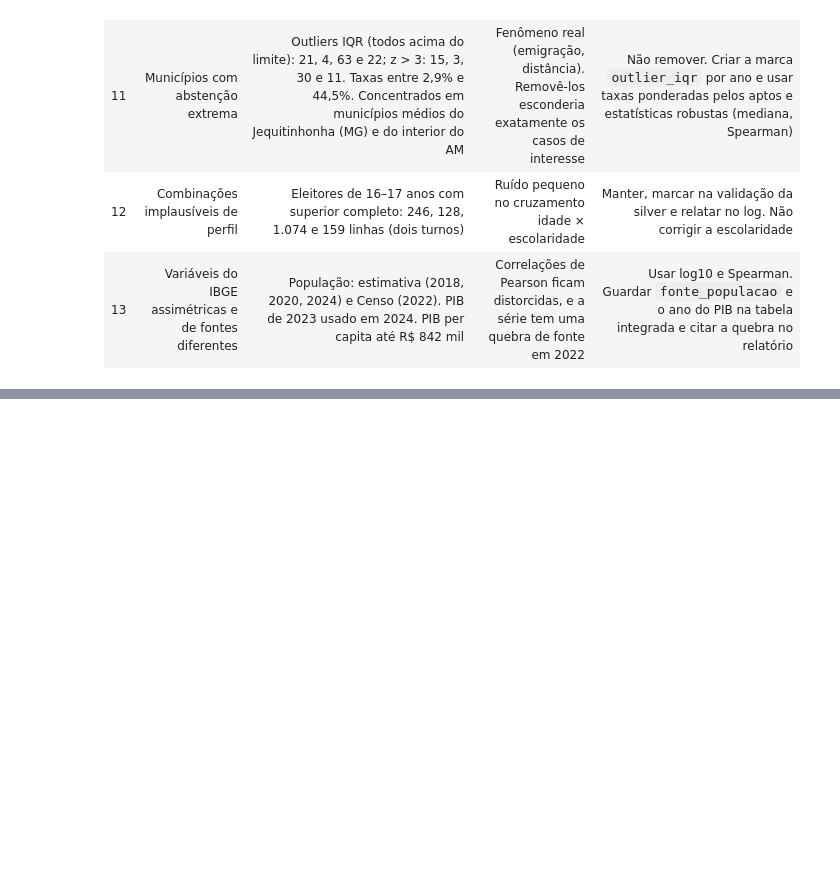
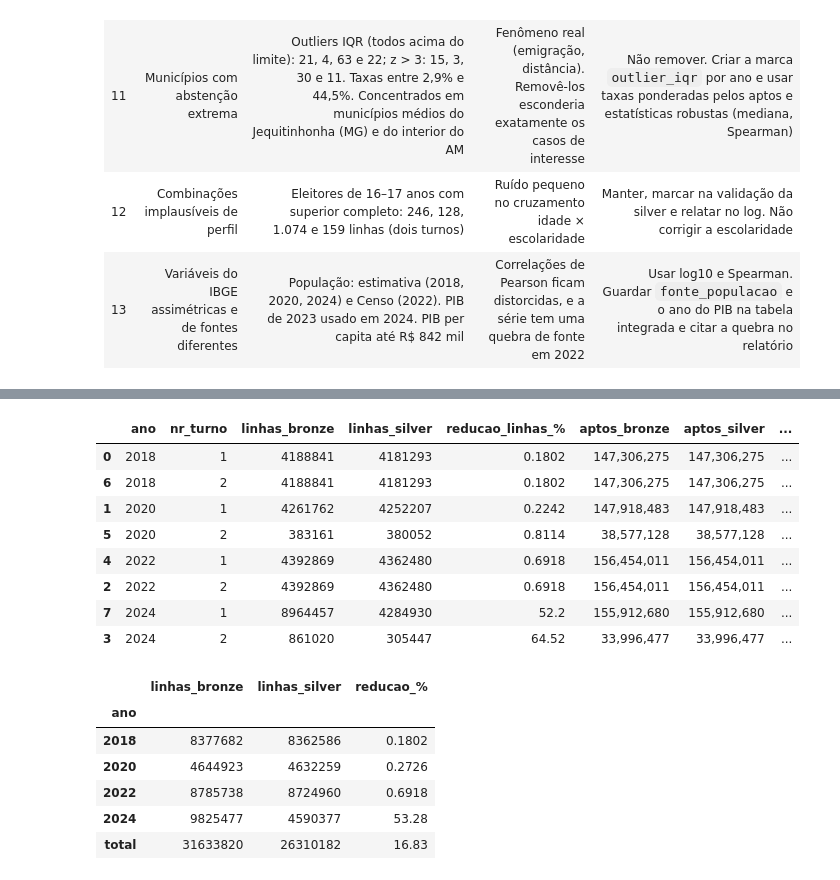
Before and after one commit to GUSTAVOHOOO/bigdata-tse-abstencao, a Jupyter notebook: notebooks/etapa1.ipynb, the cells around one changed output, grey strips where cells are left out. Cells and saved outputs as stored; diff of their text form; code cells hidden in the pictures; blank space fills up the shorter version.

```diff
--- a/notebooks/etapa1.ipynb
+++ b/notebooks/etapa1.ipynb
@@ -1217,0 +1322,43 @@ A ordem segue o impacto nas cinco perguntas. Cada linha vira um registro do log
+# %%
+antes = sql("""
+    SELECT ano, CAST(NR_TURNO AS TINYINT) AS nr_turno, count(*) AS linhas_bronze,
+           sum(CAST(QT_APTOS AS BIGINT)) AS aptos, sum(CAST(QT_COMPARECIMENTO AS BIGINT)) AS comparecimento,
+           sum(CAST(QT_ABSTENCAO AS BIGINT)) AS abstencao
+    FROM tse GROUP BY ALL
+""")
+depois = sql("""
+    SELECT ano, nr_turno, count(*) AS linhas_silver,
+           sum(qt_aptos::BIGINT) AS aptos, sum(qt_comparecimento::BIGINT) AS comparecimento,
+           sum(qt_abstencao::BIGINT) AS abstencao
+    FROM silver GROUP BY ALL
+""")
+totais = antes.merge(depois, on=["ano", "nr_turno"], suffixes=("_bronze", "_silver")).sort_values(["ano", "nr_turno"])
+for c in ["aptos", "comparecimento", "abstencao"]:
+    totais[f"{c}_igual"] = totais[f"{c}_bronze"] == totais[f"{c}_silver"]
+assert totais.filter(like="_igual").all().all(), "a limpeza mudou algum total"
+assert totais.linhas_bronze.sum() == log_limpeza.linhas_antes.max()
+totais["reducao_linhas_%"] = 100 * (1 - totais.linhas_silver / totais.linhas_bronze)
+display(totais[["ano", "nr_turno", "linhas_bronze", "linhas_silver", "reducao_linhas_%",
+                "aptos_bronze", "aptos_silver", "comparecimento_igual", "abstencao_igual"]])
+
+por_ano = totais.groupby("ano")[["linhas_bronze", "linhas_silver"]].sum()
+por_ano.loc["total"] = por_ano.sum()
+por_ano["reducao_%"] = 100 * (1 - por_ano.linhas_silver / por_ano.linhas_bronze)
+por_ano
+# %% [output]
+|  | ano | nr_turno | linhas_bronze | linhas_silver | reducao_linhas_% | aptos_bronze | aptos_silver | ... |
+| 0 | 2018 | 1 | 4188841 | 4181293 | 0.1802 | 147,306,275 | 147,306,275 | ... |
+| 6 | 2018 | 2 | 4188841 | 4181293 | 0.1802 | 147,306,275 | 147,306,275 | ... |
+| 1 | 2020 | 1 | 4261762 | 4252207 | 0.2242 | 147,918,483 | 147,918,483 | ... |
+| 5 | 2020 | 2 | 383161 | 380052 | 0.8114 | 38,577,128 | 38,577,128 | ... |
+| 4 | 2022 | 1 | 4392869 | 4362480 | 0.6918 | 156,454,011 | 156,454,011 | ... |
+| 2 | 2022 | 2 | 4392869 | 4362480 | 0.6918 | 156,454,011 | 156,454,011 | ... |
+| 7 | 2024 | 1 | 8964457 | 4284930 | 52.2 | 155,912,680 | 155,912,680 | ... |
+| 3 | 2024 | 2 | 861020 | 305447 | 64.52 | 33,996,477 | 33,996,477 | ... |
+|  | linhas_bronze | linhas_silver | reducao_% |
+| ano |  |  |  |
+| 2018 | 8377682 | 8362586 | 0.1802 |
+| 2020 | 4644923 | 4632259 | 0.2726 |
+| 2022 | 8785738 | 8724960 | 0.6918 |
+| 2024 | 9825477 | 4590377 | 53.28 |
+| total | 31633820 | 26310182 | 16.83 |
```
Also changed, not shown: parts of 25 cells of this notebook, 2 other files.
